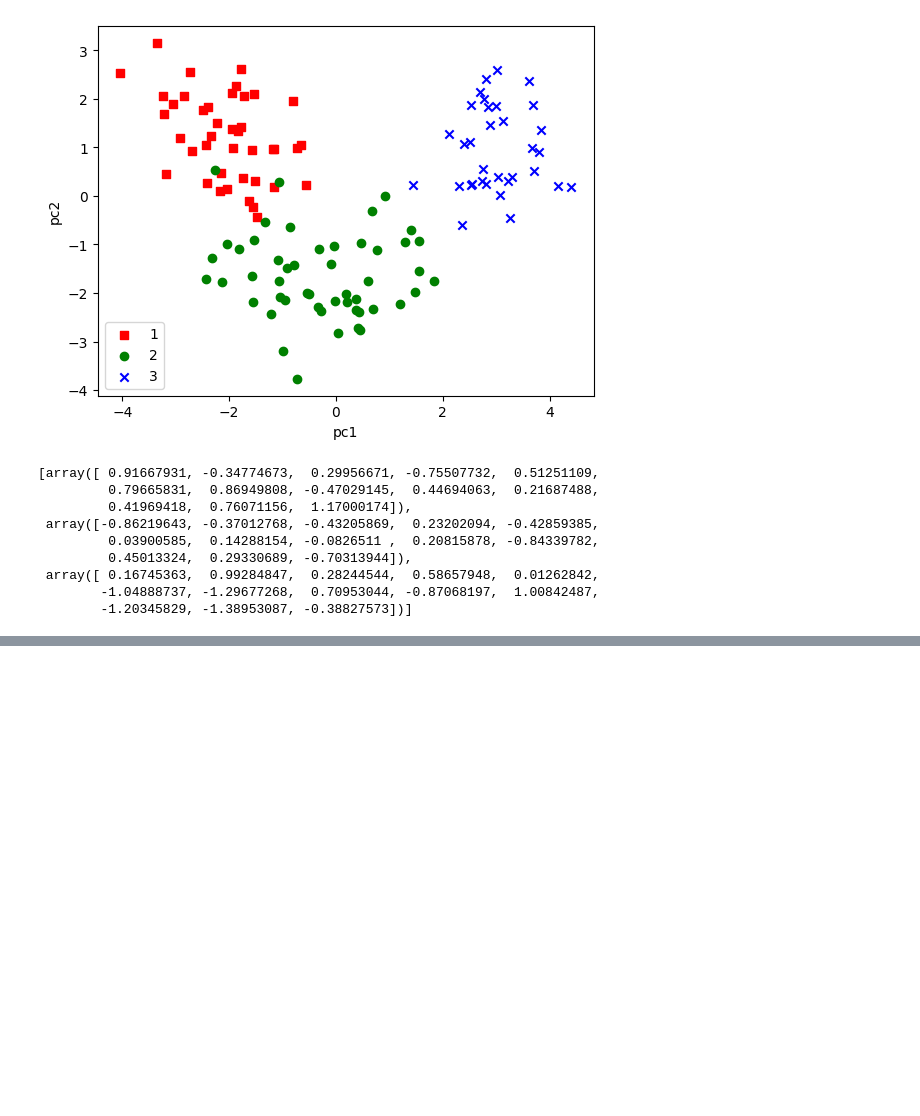
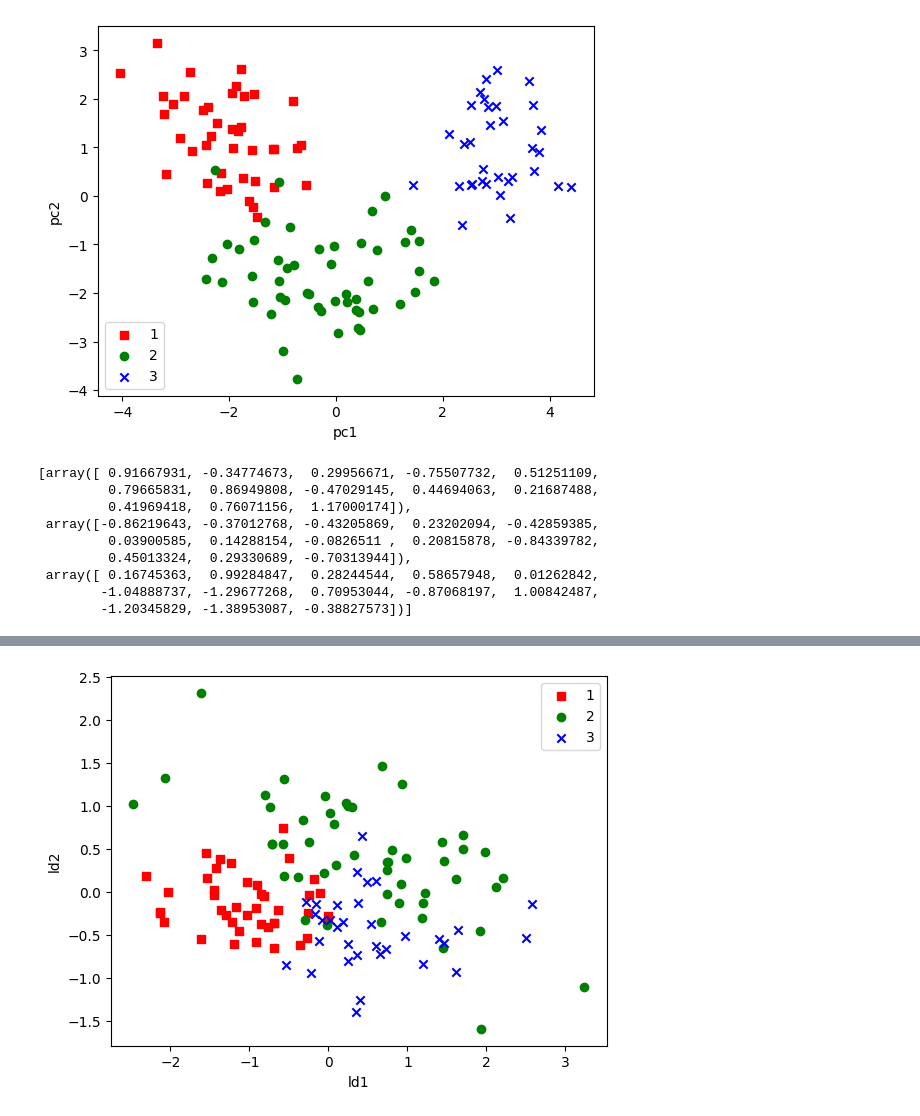
Before and after one commit to arun477/deep_learning_portal, a Jupyter notebook: nbs/07_43_pca_lda_kpca.ipynb, the cells around one changed output, grey strips where cells are left out. Drawn from its saved outputs; the diff is of its cells as text; code cells hidden in the pictures; blank space fills up the shorter version.

```diff
--- a/nbs/07_43_pca_lda_kpca.ipynb
+++ b/nbs/07_43_pca_lda_kpca.ipynb
@@ -118,0 +148,14 @@ array([[ 5.14531824e+01,  3.73289134e+00, -1.95929752e+00,
+# %%
+w = np.hstack((eigen_pairs[0][1][:, None].real, eigen_pairs[1][1][:, None].real))
+# %%
+x_train_lda = x_train_std.dot(w)
+colors = ['r', 'g', 'b']
+markers = ['s', 'o', 'x']
+for l, c, m in zip(np.unique(y_train), colors, markers):
+    plt.scatter(x_train_lda[y_train==l, 0], x_train_lda[y_train==l, 1], color=c, marker=m, label=l)
+plt.legend(loc='best')
+plt.xlabel('ld1')
+plt.ylabel('ld2')
+plt.show()
+# %% [output]
+[figure, added]
```
Also changed, not shown: parts of 5 cells of this notebook.
